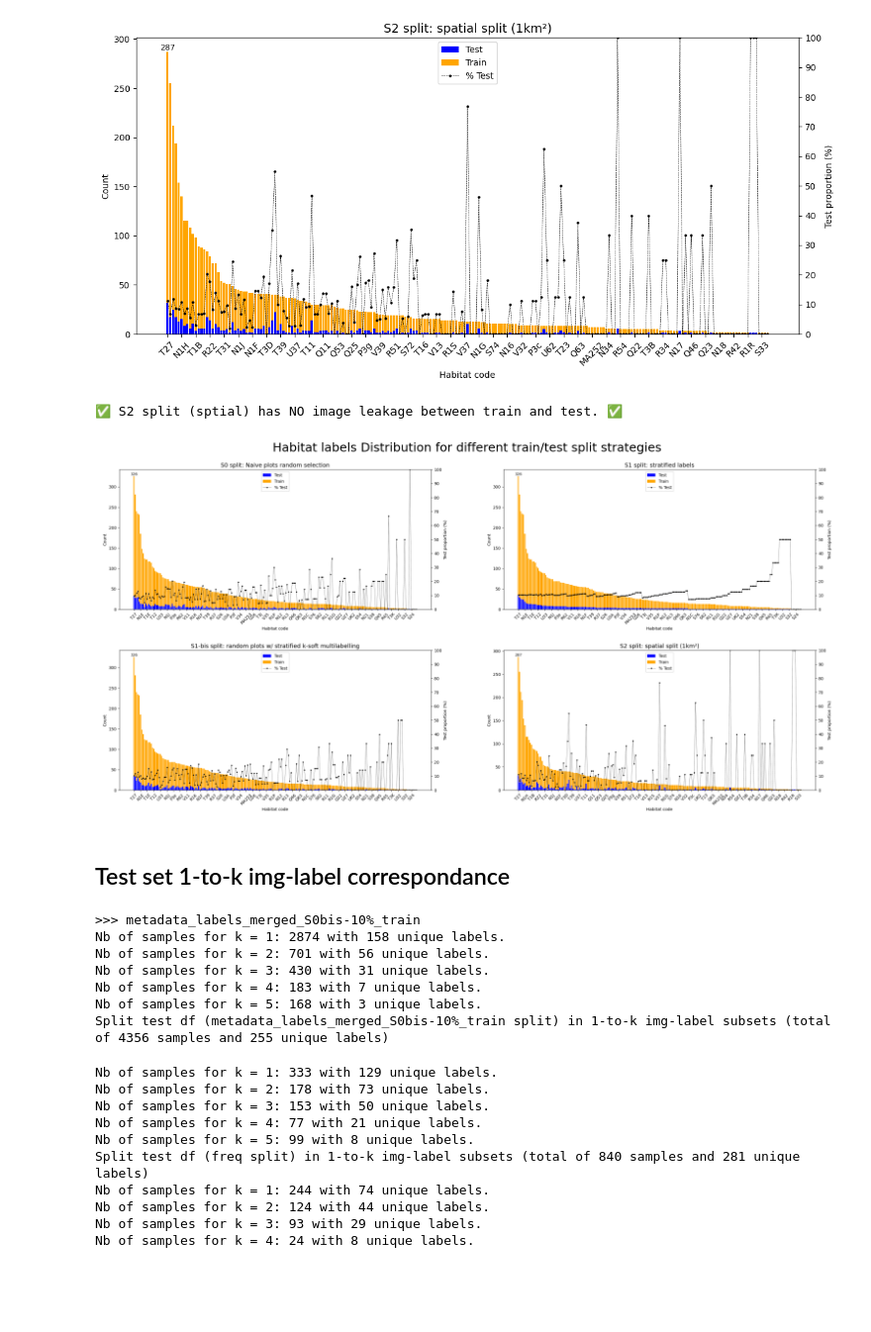
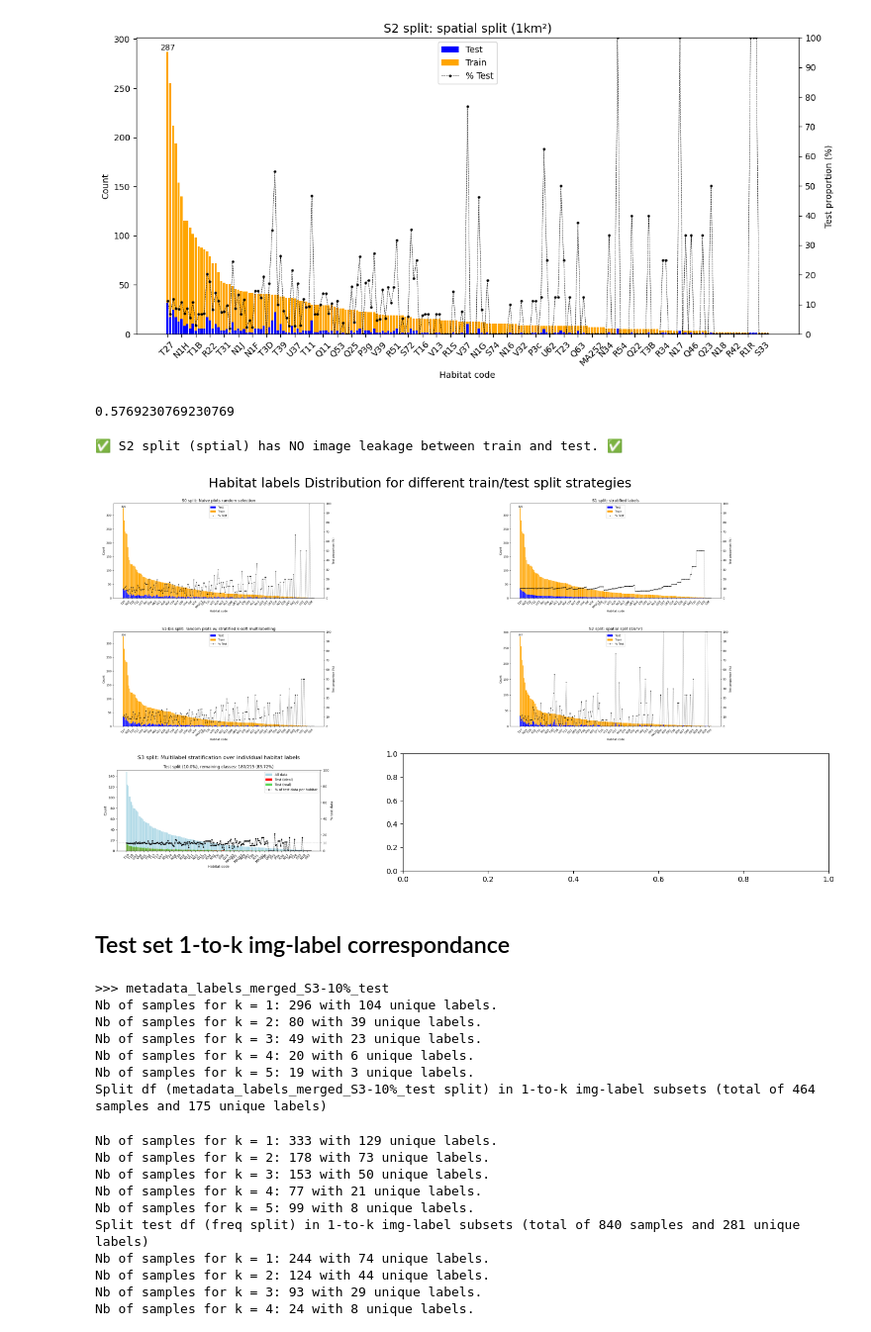
Before and after one commit to plantnet/malpolon, a Jupyter notebook: examples/custom_train/multiscale_jrc/dataset/habitats_gpn25_eva/FloraVeg/Pre-processing.ipynb, the cells around one changed output. Shown at 99% size. Cells and saved outputs as stored; diff of their text form; code cells hidden in the pictures; blank space fills up the shorter version.

Commit message:
Added S3 split (multilabel stratification) + exploratory spatial+label stratification, and corresponding figures

```diff
--- a/examples/custom_train/multiscale_jrc/dataset/habitats_gpn25_eva/FloraVeg/Pre-processing.ipynb
+++ b/examples/custom_train/multiscale_jrc/dataset/habitats_gpn25_eva/FloraVeg/Pre-processing.ipynb
@@ -486,3 +688,7 @@ fig2 = stacked_bars_habitat_distribution(S2_train_df, S2_test_df, title='S2 spli
+# %%
+S2_test_df['habitats_code'].nunique() / S2_train_df['habitats_code'].nunique()
+# %% [output]
+0.5769230769230769
 # %%
 overlap = len(np.intersect1d(S2_train_df['id_floraveg'], S2_test_df['id_floraveg']))
 if overlap > 0:
@@ -494,28 +700,29 @@ else:
 # %%
 from PIL import Image
 
 paths = [
     "resources/S0_split.png",
     "resources/S1_split.png",
     "resources/S1-bis_split.png",
-    "resources/S2_split.png"
+    "resources/S2_split.png",
+    "resources/S3_split.png"
 ]
 
 # Load images
 images = [Image.open(p) for p in paths]
 
 # Create grid
-fig, axs = plt.subplots(2, 2, figsize=(16, 8))
+fig, axs = plt.subplots(3, 2, figsize=(16, 8))
 
 for ax, img in zip(axs.flatten(), images):
     ax.imshow(img)
     ax.axis("off")  # hide axes
 
 plt.suptitle('Habitat labels Distribution for different train/test split strategies', fontsize=18)
 plt.tight_layout()
 plt.show()
 # %% [output]
-[figure, old version]
+[figure, new version]
 # %% [markdown]
 ## Test set 1-to-k img-label correspondance
 # %%
@@ -535,7 +747,7 @@ samples_per_n_labels = counts.groupby(counts).groups
 dfs_in = {
     # 'S1 (stratified labels)': df_test_freq,
     # 'S2 (spatial)': df_test_spatial,
-    f'{df_train_S0bis_filename}': df_train_S0bis,
+    f'{df_test_S3_filename}': df_test_S3,
 }
 
 for name_in, df_in in dfs_in.items():
@@ -552,15 +764,15 @@ for name_in, df_in in dfs_in.items():
         ulabels += df['habitats_code'].nunique()
         print(f'Nb of samples for k = {k}: {len(df)} with {df['habitats_code'].nunique()} unique labels.')
 
-    print(f'Split test df ({name_in} split) in 1-to-k img-label subsets (total of {verif_size} samples and {ulabels} unique labels)\n')
+    print(f'Split df ({name_in} split) in 1-to-k img-label subsets (total of {verif_size} samples and {ulabels} unique labels)\n')
 # %% [output]
->>> metadata_labels_merged_S0bis-10%_train
-Nb of samples for k = 1: 2874 with 158 unique labels.
-Nb of samples for k = 2: 701 with 56 unique labels.
-Nb of samples for k = 3: 430 with 31 unique labels.
-Nb of samples for k = 4: 183 with 7 unique labels.
-Nb of samples for k = 5: 168 with 3 unique labels.
-Split test df (metadata_labels_merged_S0bis-10%_train split) in 1-to-k img-label subsets (total of 4356 samples and 255 unique labels)
+>>> metadata_labels_merged_S3-10%_test
+Nb of samples for k = 1: 296 with 104 unique labels.
+Nb of samples for k = 2: 80 with 39 unique labels.
+Nb of samples for k = 3: 49 with 23 unique labels.
+Nb of samples for k = 4: 20 with 6 unique labels.
+Nb of samples for k = 5: 19 with 3 unique labels.
+Split df (metadata_labels_merged_S3-10%_test split) in 1-to-k img-label subsets (total of 464 samples and 175 unique labels)
 # %%
 dfs_test_stratified_sk = {}
 dfs_test_spatial_sk = {}
```
Also changed, not shown: parts of 30 cells of this notebook, 14 other files.
